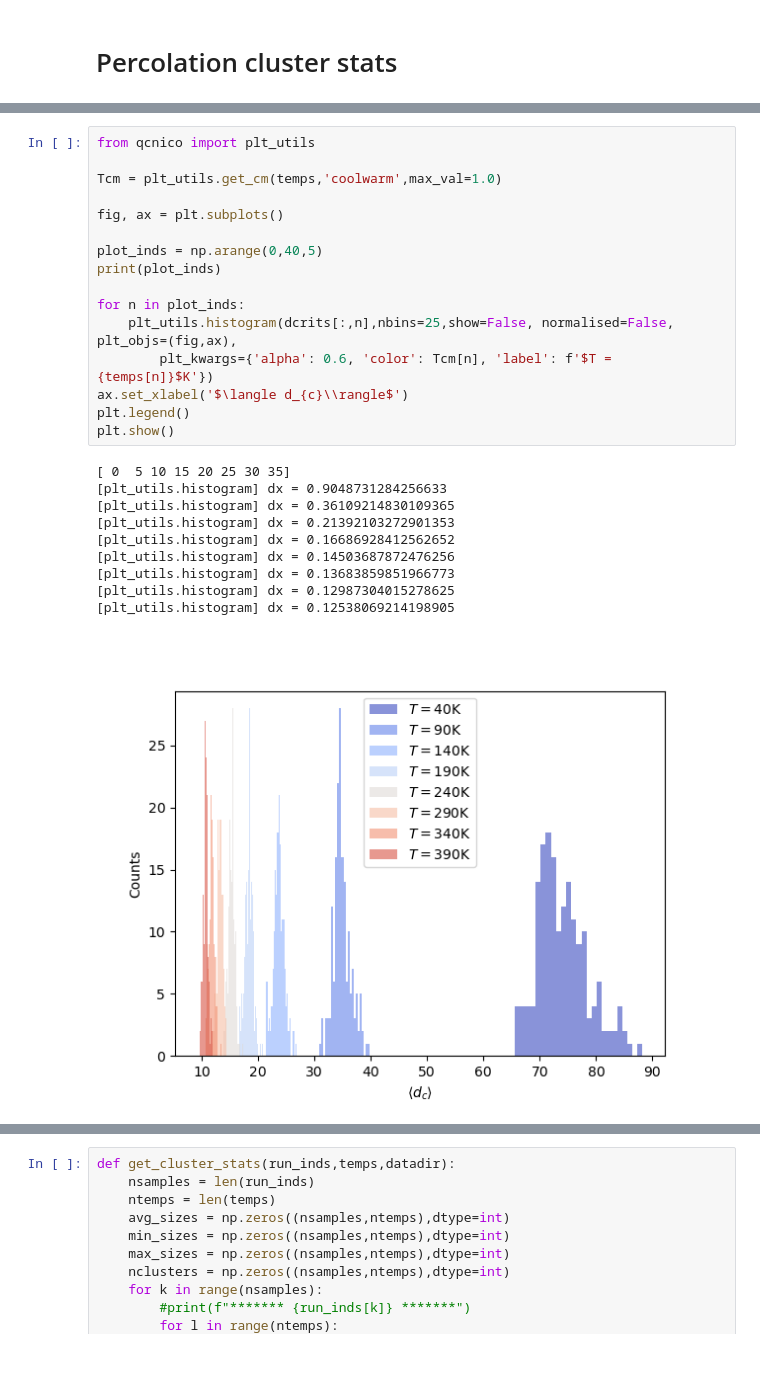
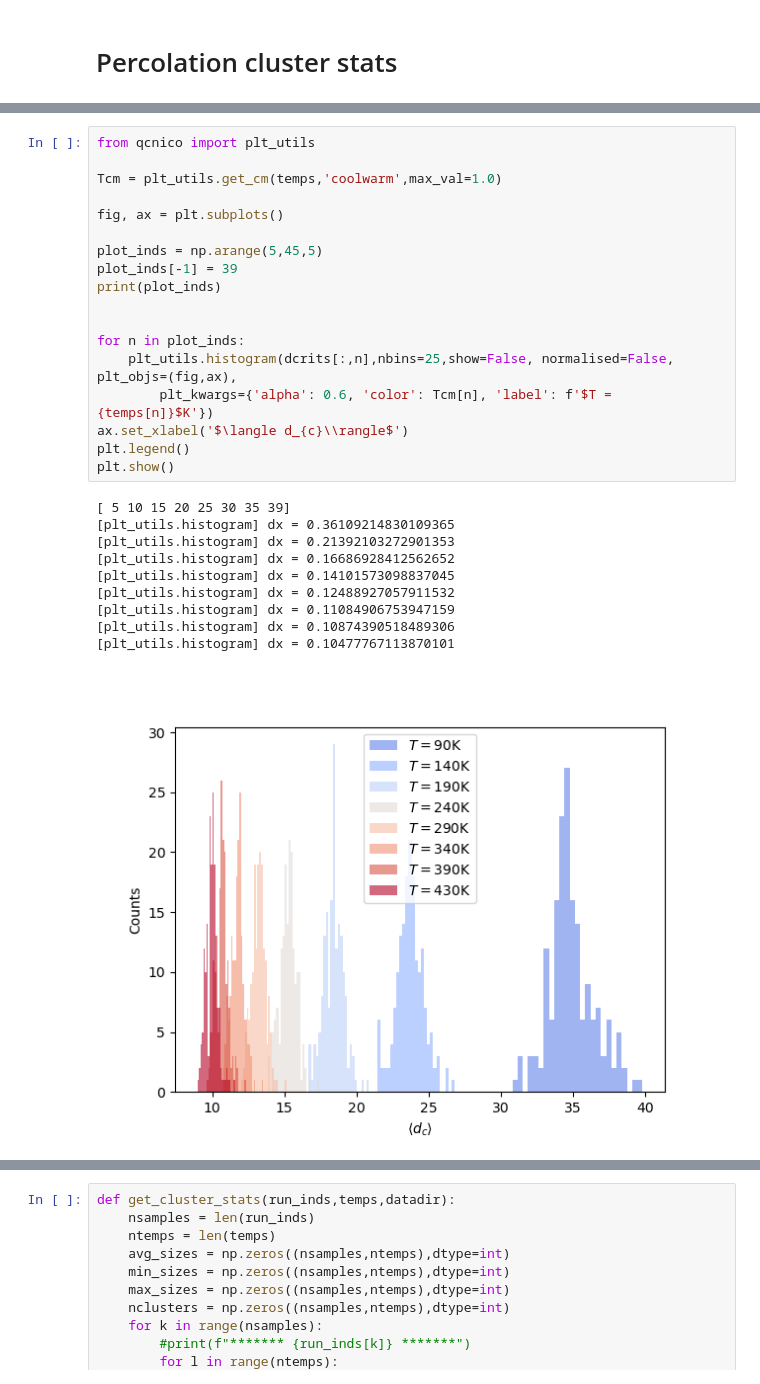
Before and after one commit to ngastellu/percolate_mac, a Jupyter notebook: analysis.ipynb, the cells around one changed output, grey strips where cells are left out. Cells and saved outputs as stored; diff of their text form.

```diff
--- a/analysis.ipynb
+++ b/analysis.ipynb
@@ -84,30 +85,32 @@ print(dstd_T)
 # %%
 from qcnico import plt_utils
 
 Tcm = plt_utils.get_cm(temps,'coolwarm',max_val=1.0)
 
 fig, ax = plt.subplots()
 
-plot_inds = np.arange(0,40,5)
+plot_inds = np.arange(5,45,5)
+plot_inds[-1] = 39
 print(plot_inds)
+
 
 for n in plot_inds:
     plt_utils.histogram(dcrits[:,n],nbins=25,show=False, normalised=False, plt_objs=(fig,ax),
         plt_kwargs={'alpha': 0.6, 'color': Tcm[n], 'label': f'$T = {temps[n]}$K'})
 ax.set_xlabel('$\langle d_{c}\\rangle$')
 plt.legend()
 plt.show()
 # %% [output]
-[ 0  5 10 15 20 25 30 35]
-[plt_utils.histogram] dx = 0.9048731284256633
+[ 5 10 15 20 25 30 35 39]
 [plt_utils.histogram] dx = 0.36109214830109365
 [plt_utils.histogram] dx = 0.21392103272901353
 [plt_utils.histogram] dx = 0.16686928412562652
-[plt_utils.histogram] dx = 0.14503687872476256
-[plt_utils.histogram] dx = 0.13683859851966773
-[plt_utils.histogram] dx = 0.12987304015278625
-[plt_utils.histogram] dx = 0.12538069214198905
+[plt_utils.histogram] dx = 0.14101573098837045
+[plt_utils.histogram] dx = 0.12488927057911532
+[plt_utils.histogram] dx = 0.11084906753947159
+[plt_utils.histogram] dx = 0.10874390518489306
+[plt_utils.histogram] dx = 0.10477767113870101
-[figure, old version]
+[figure, new version]
 # %%
 def get_sigma(dcrits,nbins=30):
     hist, bin_edges = np.histogram(dcrits,bins=nbins,density=True)
```
Also changed, not shown: parts of 12 cells of this notebook, 31 other files.
